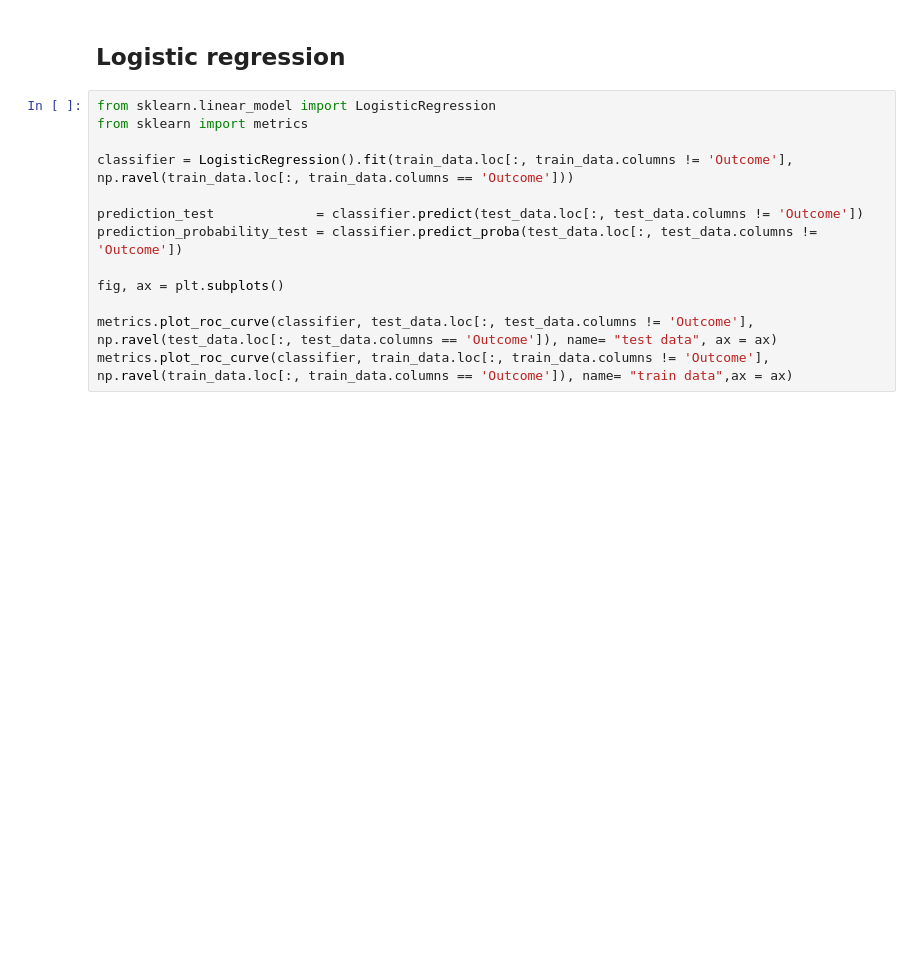
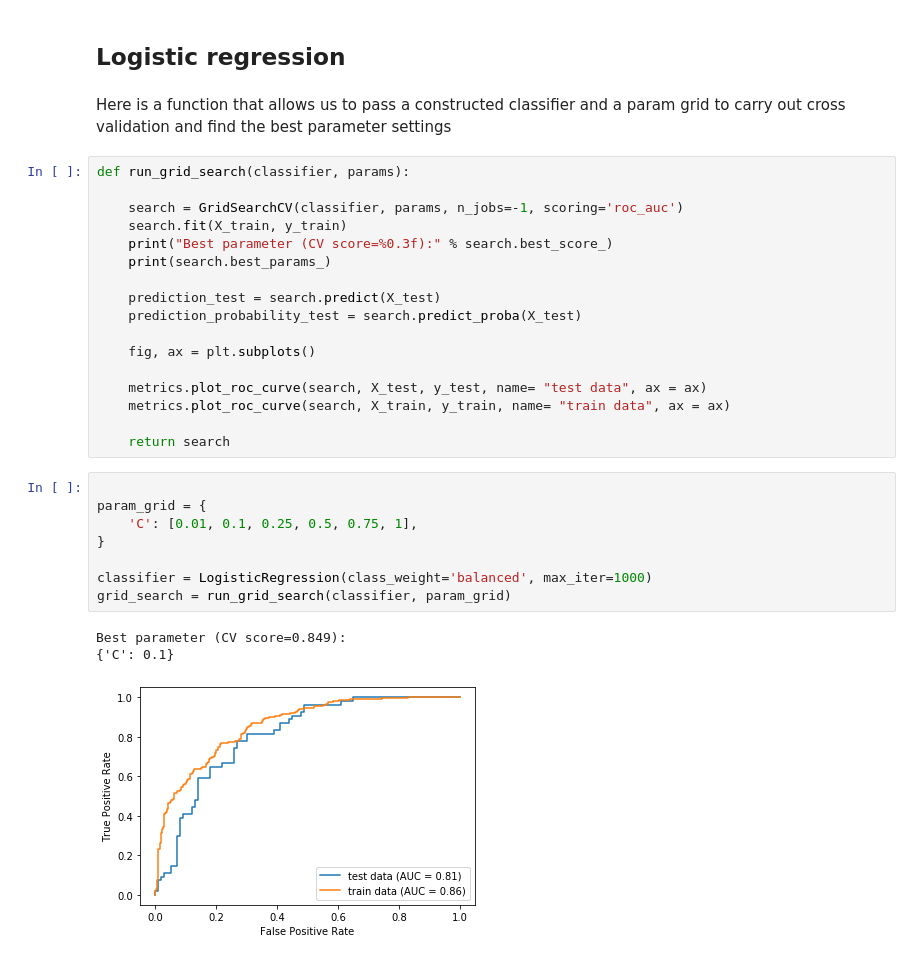
Before and after one commit to jlkeidel/sensyne_test, a Jupyter notebook: Tech_Test.ipynb, the cells around one changed output. Drawn from its saved outputs; the diff is of its cells as text; blank space fills up the shorter version.

Commit message:
Changes to logistic regression: Question 3

```diff
--- a/Tech_Test.ipynb
+++ b/Tech_Test.ipynb
@@ -103,15 +148,33 @@ assert abs(0.7 - (len(train_data) / (len(train_data) + len(test_data)))) < 0.01,
 # %% [markdown]
 ## Logistic regression
-# %%
-from sklearn.linear_model import LogisticRegression
-from sklearn import metrics
-
-classifier = LogisticRegression().fit(train_data.loc[:, train_data.columns != 'Outcome'], np.ravel(train_data.loc[:, train_data.columns == 'Outcome']))
-
-prediction_test             = classifier.predict(test_data.loc[:, test_data.columns != 'Outcome'])
-prediction_probability_test = classifier.predict_proba(test_data.loc[:, test_data.columns != 'Outcome'])
-
-fig, ax = plt.subplots()
-
-metrics.plot_roc_curve(classifier, test_data.loc[:, test_data.columns != 'Outcome'], np.ravel(test_data.loc[:, test_data.columns == 'Outcome']), name= "test data", ax = ax)
-metrics.plot_roc_curve(classifier, train_data.loc[:, train_data.columns != 'Outcome'], np.ravel(train_data.loc[:, train_data.columns == 'Outcome']), name= "train data",ax = ax)
+# %% [markdown]
+Here is a function that allows us to pass a constructed classifier and a param grid to carry out cross validation and find the best parameter settings
+# %%
+def run_grid_search(classifier, params):
+
+    search = GridSearchCV(classifier, params, n_jobs=-1, scoring='roc_auc')
+    search.fit(X_train, y_train)
+    print("Best parameter (CV score=%0.3f):" % search.best_score_)
+    print(search.best_params_)
+
+    prediction_test = search.predict(X_test)
+    prediction_probability_test = search.predict_proba(X_test)
+
+    fig, ax = plt.subplots()
+
+    metrics.plot_roc_curve(search, X_test, y_test, name= "test data", ax = ax)
+    metrics.plot_roc_curve(search, X_train, y_train, name= "train data", ax = ax)
+
+    return search
+# %%
+
+param_grid = {
+    'C': [0.01, 0.1, 0.25, 0.5, 0.75, 1],
+}
+
+classifier = LogisticRegression(class_weight='balanced', max_iter=1000)
+grid_search = run_grid_search(classifier, param_grid)
+# %% [output]
+Best parameter (CV score=0.849):
+{'C': 0.1}
+[figure, added]
```
Also changed, not shown: parts of 12 cells of this notebook.
